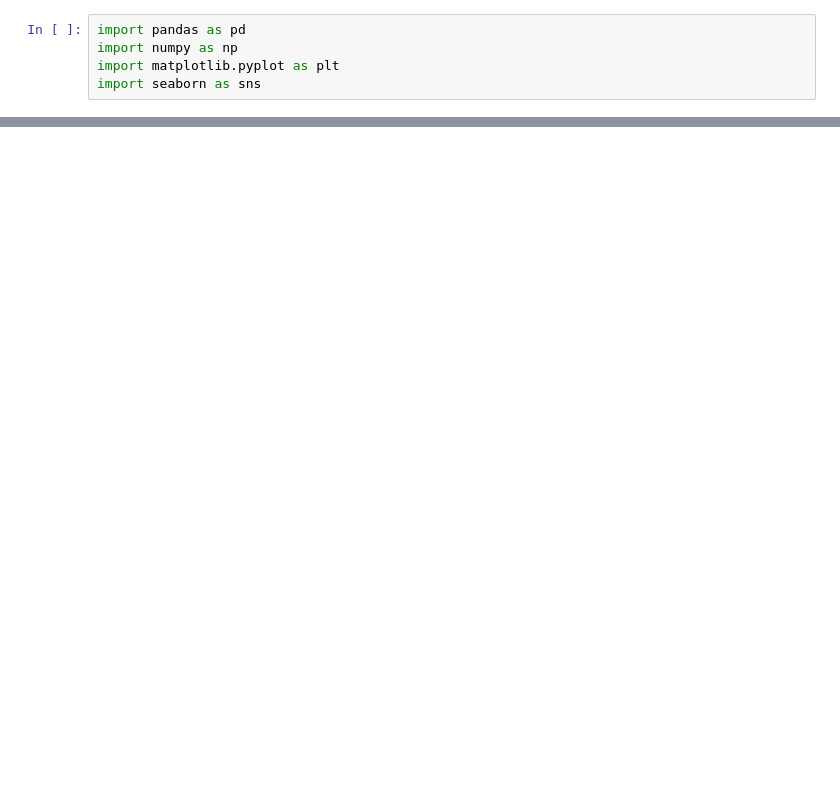
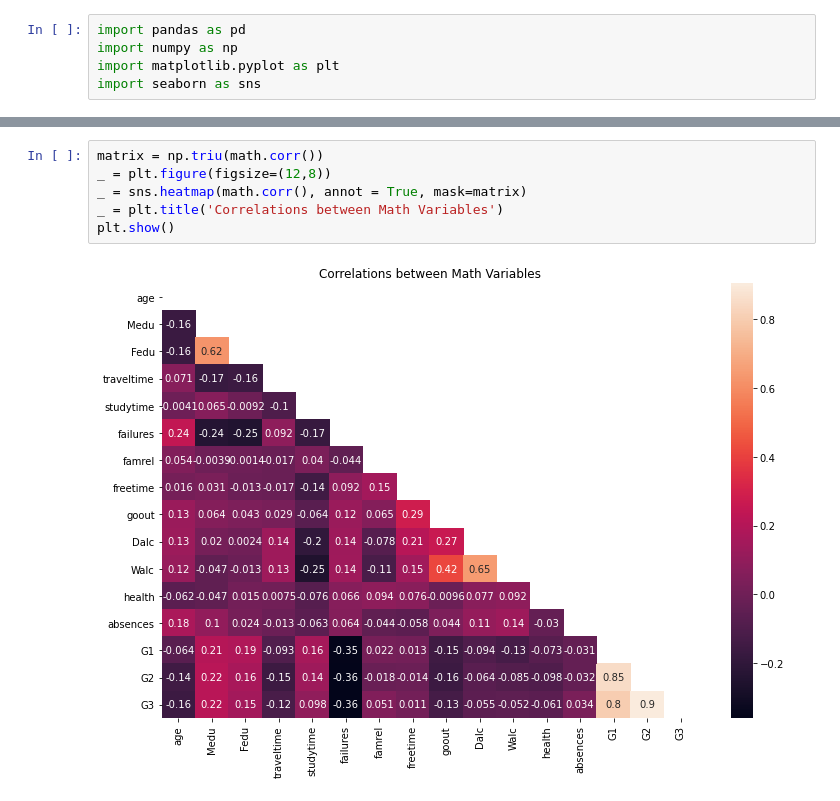
Before and after one commit to ipaulson/sb_curriculum, a Jupyter notebook: sb-capstone2/notebooks/eda.ipynb, the cells around one changed output, grey strips where cells are left out. Cells and saved outputs as stored; diff of their text form; blank space fills up the shorter version.

```diff
--- a/sb-capstone2/notebooks/eda.ipynb
+++ b/sb-capstone2/notebooks/eda.ipynb
@@ -56,0 +178,8 @@ plt.show()
+# %%
+matrix = np.triu(math.corr())
+_ = plt.figure(figsize=(12,8))
+_ = sns.heatmap(math.corr(), annot = True, mask=matrix)
+_ = plt.title('Correlations between Math Variables')
+plt.show()
+# %% [output]
+[figure, added]
```
Also changed, not shown: parts of 36 cells of this notebook, 1 other file.
